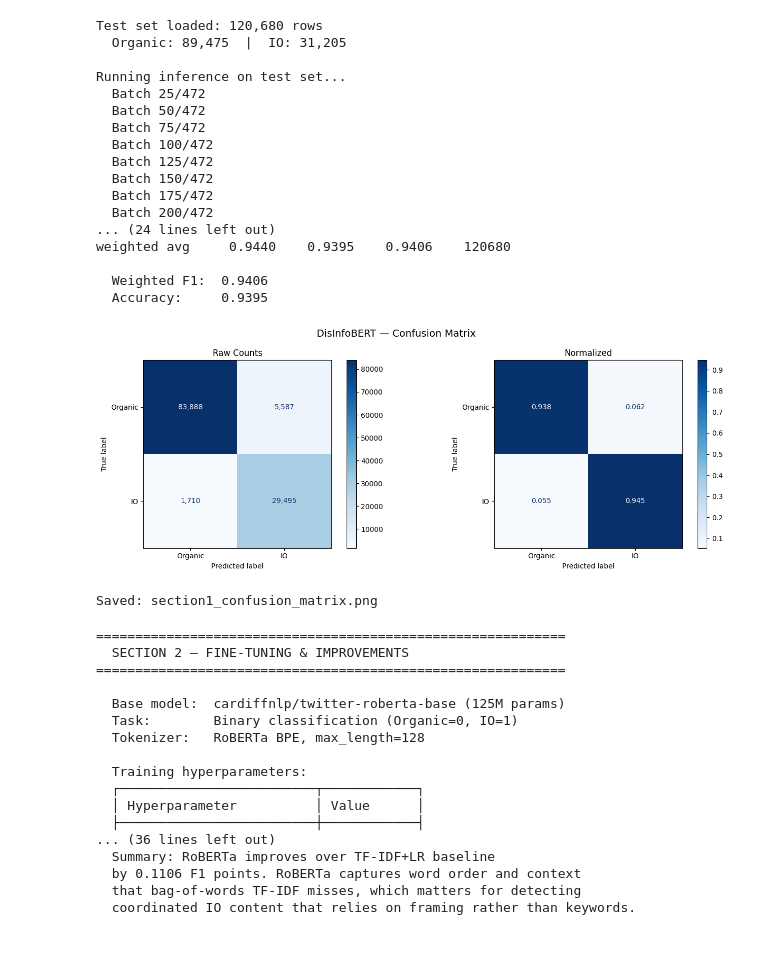
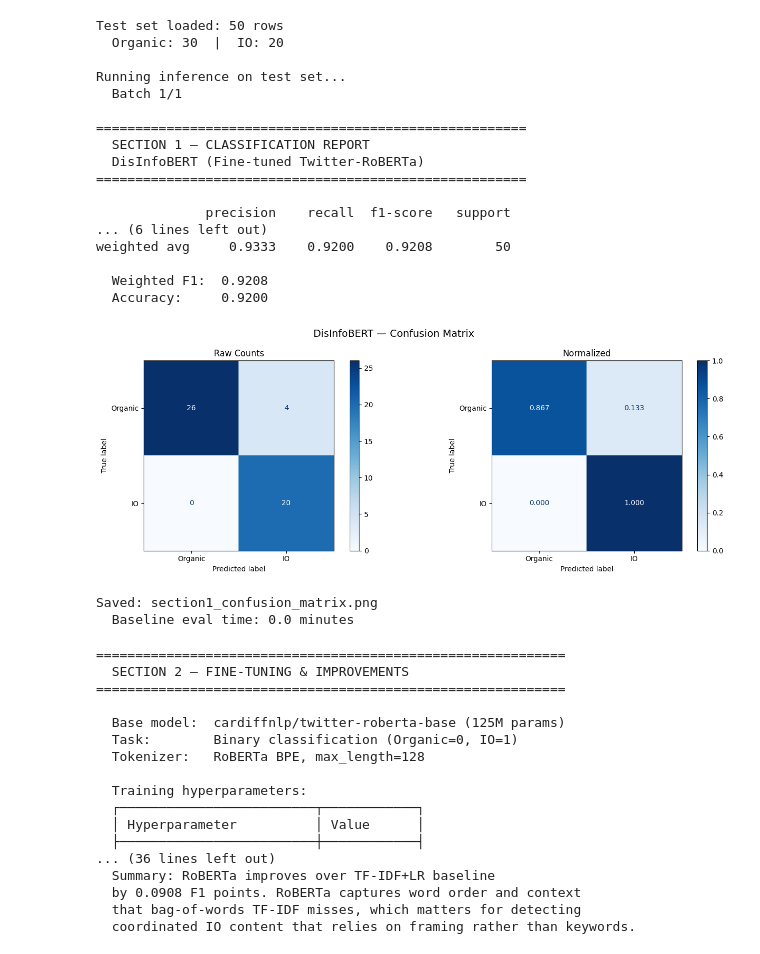
Before and after one commit to Banjomenny/SRTY3009-IODetection, a Jupyter notebook: a3-info-op-adverserial-attacks.ipynb, the cells around one changed output. Cells and saved outputs as stored; diff of their text form; code cells hidden in the pictures.

Commit message:
Kaggle Notebook | A3 info op - adverserial attacks | Version 17

```diff
--- a/a3-info-op-adverserial-attacks.ipynb
+++ b/a3-info-op-adverserial-attacks.ipynb
@@ -21,4 +1,23 @@ import ssl, nltk
 # %%
+# ── Imports ──────────────────────────────────────────────────────────────
+import os, sys, subprocess, time
+import numpy as np
+import pandas as pd
+import matplotlib.pyplot as plt
+import torch
+import tqdm
+from collections import defaultdict
+from sklearn.metrics import (
+    classification_report, confusion_matrix, ConfusionMatrixDisplay,
+    f1_score, accuracy_score
+)
+from transformers import (
+    AutoTokenizer, AutoModelForSequenceClassification,
+    TrainingArguments, Trainer
+)
+from datasets import Dataset, Dataset as HFDataset
+import ssl, nltk
+
 # ══════════════════════════════════════════════════════════════
 #  RUN MODE — change this before running
 #  'attack_only' : runs setup + attack generation only (~6 hrs)
@@ -26,7 +25,7 @@ import ssl, nltk
 #  'full'        : runs everything (use after attack CSVs are saved)
 # ══════════════════════════════════════════════════════════════
 RUN_MODE = 'full'   # 'attack_only' or 'full'
-DEBUG   = False    # True = tiny sample sizes to verify code, False = full run   # ← change to 'full' for complete run
+DEBUG   = True   # True = tiny sample sizes to verify code, False = full run
 
 
 REPO_DIR = 'SRTY3009-IODetection'
@@ -65,7 +65,10 @@ else:
     test_df = pd.read_csv(os.path.join(DATA_ROOT, 'test_set.csv'))
     if DEBUG: test_df = test_df.sample(50, random_state=42)
     X_test_text = test_df['text']
-    y_test      = test_df.get('Label', test_df.get('label')) if 'label' in test_df.columns else test_df.get('Label', test_df.get('label'))
+    try:
+        y_test = test_df['Label']
+    except KeyError:
+        y_test = test_df['label']
 
     print(f'Test set loaded: {len(X_test_text):,} rows')
     print(f'  Organic: {(y_test == 0).sum():,}  |  IO: {(y_test == 1).sum():,}')
@@ -94,49 +97,50 @@ else:
     print()
     print('=' * 55)
     print('  SECTION 1 — CLASSIFICATION REPORT')
     print('  DisInfoBERT (Fine-tuned Twitter-RoBERTa)')
     print('=' * 55)
     print()
     print(classification_report(y_test, y_pred, target_names=['Organic', 'IO'], digits=4))
 
     roberta_f1  = f1_score(y_test, y_pred, average='weighted')
     roberta_acc = accuracy_score(y_test, y_pred)
     print(f'  Weighted F1:  {roberta_f1:.4f}')
     print(f'  Accuracy:     {roberta_acc:.4f}')
 
     fig, axes = plt.subplots(1, 2, figsize=(14, 5))
     fig.suptitle('DisInfoBERT — Confusion Matrix', fontsize=14)
     cm = confusion_matrix(y_test, y_pred)
     ConfusionMatrixDisplay(cm, display_labels=['Organic', 'IO']).plot(ax=axes[0], cmap='Blues', values_format=',')
     axes[0].set_title('Raw Counts')
     cm_norm = confusion_matrix(y_test, y_pred, normalize='true')
     ConfusionMatrixDisplay(cm_norm, display_labels=['Organic', 'IO']).plot(ax=axes[1], cmap='Blues', values_format='.3f')
     axes[1].set_title('Normalized')
     plt.tight_layout()
     plt.savefig('section1_confusion_matrix.png', dpi=150, bbox_inches='tight')
     plt.show()
     print('Saved: section1_confusion_matrix.png')
     print(f'  Baseline eval time: {(time.time() - _t0) / 60:.1f} minutes')
 # %% [output]
-Test set loaded: 120,680 rows
-  Organic: 89,475  |  IO: 31,205
+Test set loaded: 50 rows
+  Organic: 30  |  IO: 20
 
 Running inference on test set...
-  Batch 25/472
-  Batch 50/472
-  Batch 75/472
-  Batch 100/472
-  Batch 125/472
-  Batch 150/472
-  Batch 175/472
-  Batch 200/472
-... (24 lines left out)
-weighted avg     0.9440    0.9395    0.9406    120680
+  Batch 1/1
 
-  Weighted F1:  0.9406
-  Accuracy:     0.9395
+=======================================================
+  SECTION 1 — CLASSIFICATION REPORT
+  DisInfoBERT (Fine-tuned Twitter-RoBERTa)
+=======================================================
+
+              precision    recall  f1-score   support
+... (6 lines left out)
+weighted avg     0.9333    0.9200    0.9208        50
+
+  Weighted F1:  0.9208
+  Accuracy:     0.9200
-[figure, old version]
+[figure, new version]
 Saved: section1_confusion_matrix.png
+  Baseline eval time: 0.0 minutes
 # %%
 if RUN_MODE != 'full':
     print('Skipping: Section 2 hyperparams')
@@ -189,6 +193,8 @@ else:
     baseline_f1  = 0.83
     baseline_acc = 0.83
 
+    roberta_f1  = roberta_f1  if 'roberta_f1'  in dir() else baseline_f1
+    roberta_acc = roberta_acc if 'roberta_acc' in dir() else baseline_acc
     f1_change  = roberta_f1 - baseline_f1
     acc_change = roberta_acc - baseline_acc
 
@@ -221,7 +227,7 @@ else:
   ├─────────────────────────┼────────────┤
 ... (36 lines left out)
   Summary: RoBERTa improves over TF-IDF+LR baseline
-  by 0.1106 F1 points. RoBERTa captures word order and context
+  by 0.0908 F1 points. RoBERTa captures word order and context
   that bag-of-words TF-IDF misses, which matters for detecting
   coordinated IO content that relies on framing rather than keywords.
 # %%
```
Also changed, not shown: parts of 11 cells of this notebook.
